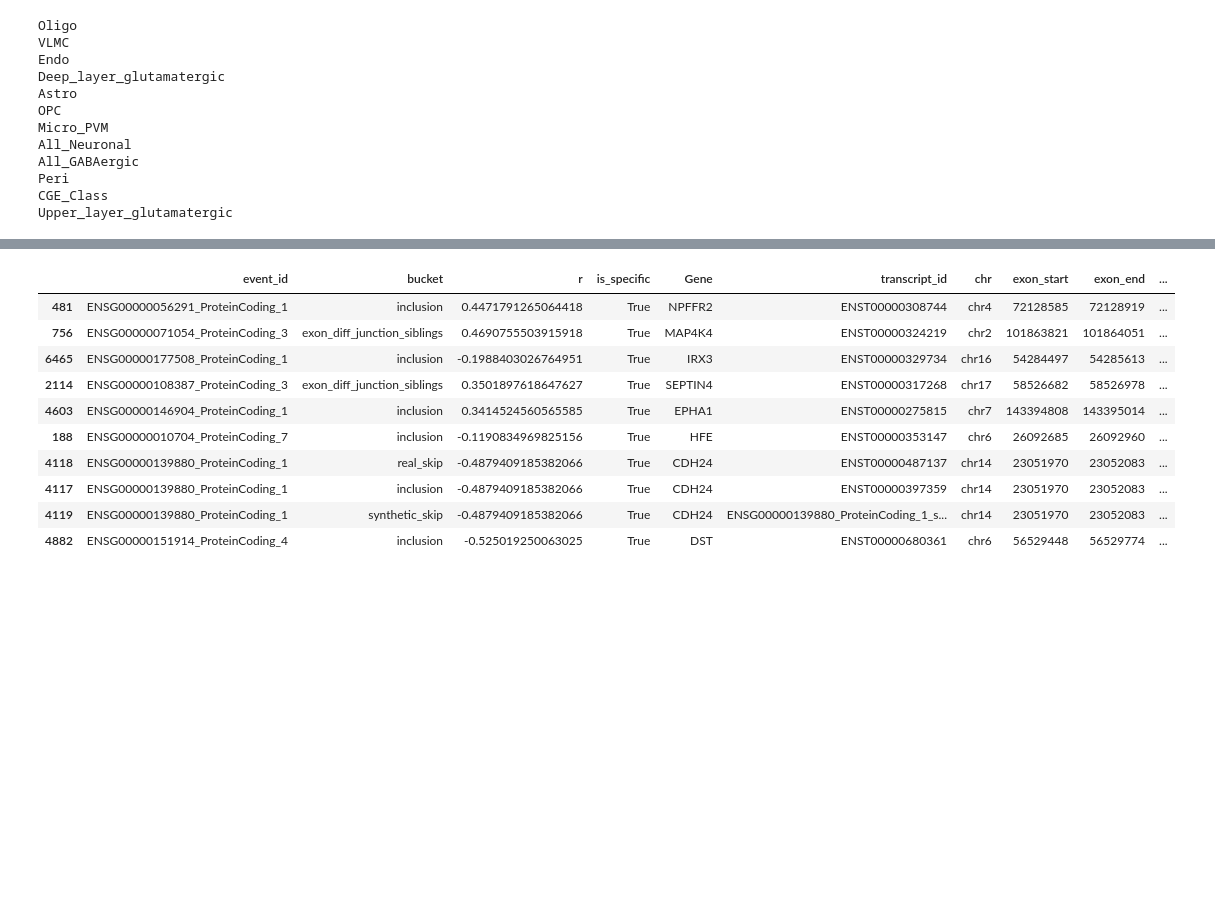
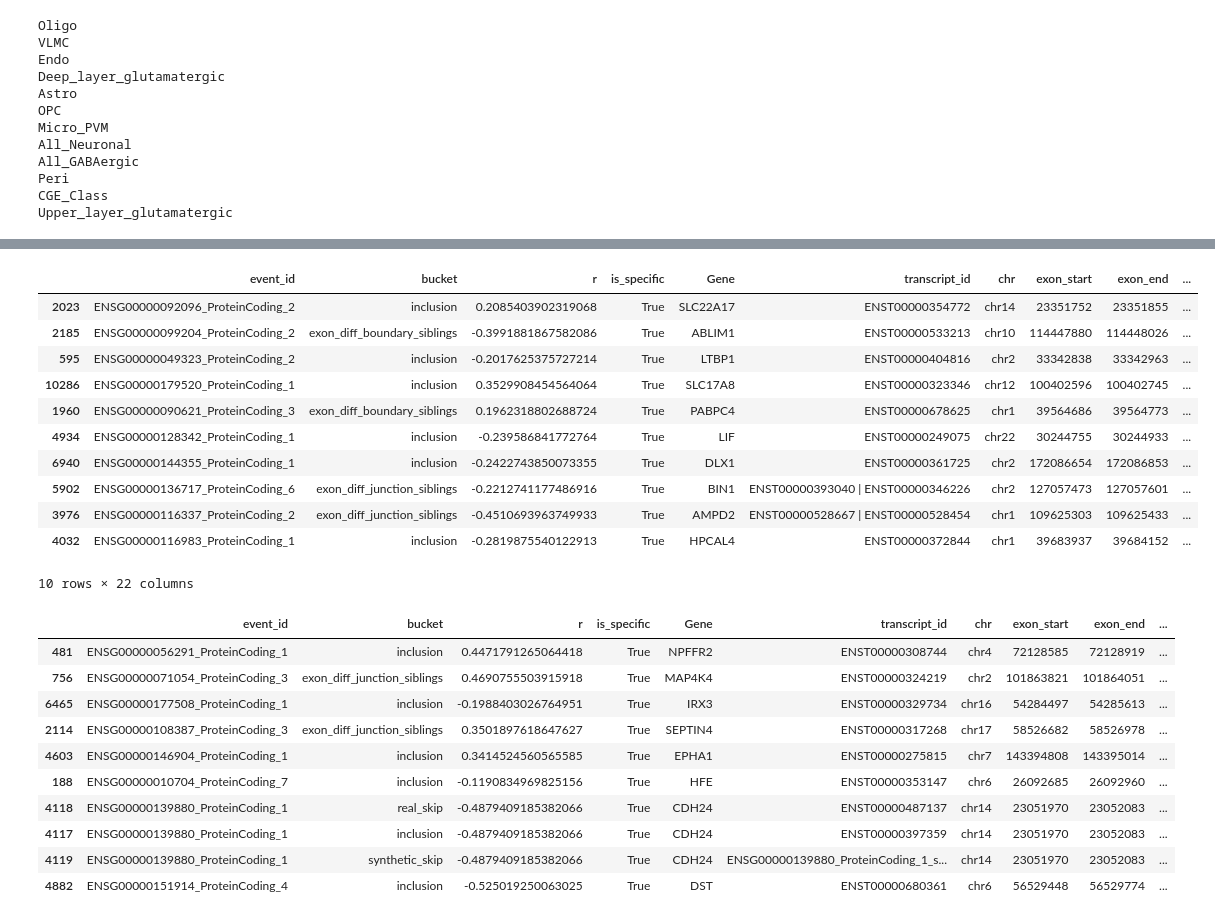
Before and after one commit to reliscu/bulk_splicing_GTEx_cortex, a Jupyter notebook: 29_interproscan_results.ipynb, the cells around one changed output, grey strips where cells are left out. Cells and saved outputs as stored; diff of their text form; code cells hidden in the pictures; blank space fills up the shorter version.

Commit message:
lots of code for interproscan stuff

```diff
--- a/29_interproscan_results.ipynb
+++ b/29_interproscan_results.ipynb
@@ -191,6 +179,9 @@ for ev, rec in event_protein_map.items():
                   if sib['transcript_id'] in ipr_grouped]
         if frames:
             event_interproscan_map[ev]['exon_diff_boundary_siblings'] = pd.concat(frames, ignore_index=True)
+# %%
+with open('data/event_interproscan_map.pkl', "wb") as file:
+    pickle.dump(event_interproscan_map, file)
 # %% [markdown]
 ## Merge interproscan results with significant splicing event info.
 # %%
@@ -225,7 +216,7 @@ for file in os.listdir("data/ctype_exons"):
             r=('r', lambda x: ' | '.join(map(str, x.unique()))),
             is_specific=('is_specific', lambda x: ' | '.join(map(str, x.unique()))),
             Gene=('Gene', lambda x: ' | '.join(x.unique())),
-            transcript_id=('protein_accession', lambda x: ' | '.join(x.unique())),
+            interproscan_id=('protein_accession', lambda x: ' | '.join(x.unique())),
             chr=('chr', lambda x: ' | '.join(x.unique())),
             exon_start=('exon_start', lambda x: ' | '.join(map(str, x.unique()))),
             exon_end=('exon_end', lambda x: ' | '.join(map(str, x.unique()))),
@@ -266 +279,16 @@ with open('data/event_info.pkl', 'rb') as f:
+# %%
+df_list['All_GABAergic'][df_list['All_GABAergic']['is_specific'] == "True"].sort_values('n_analyses', ascending=False).head(10)
+# %% [output]
+|  | event_id | bucket | r | is_specific | Gene | transcript_id | chr | exon_start | exon_end | ... |
+| 2023 | ENSG00000092096_ProteinCoding_2 | inclusion | 0.2085403902319068 | True | SLC22A17 | ENST00000354772 | chr14 | 23351752 | 23351855 | ... |
+| 2185 | ENSG00000099204_ProteinCoding_2 | exon_diff_boundary_siblings | -0.3991881867582086 | True | ABLIM1 | ENST00000533213 | chr10 | 114447880 | 114448026 | ... |
+| 595 | ENSG00000049323_ProteinCoding_2 | inclusion | -0.2017625375727214 | True | LTBP1 | ENST00000404816 | chr2 | 33342838 | 33342963 | ... |
+| 10286 | ENSG00000179520_ProteinCoding_1 | inclusion | 0.3529908454564064 | True | SLC17A8 | ENST00000323346 | chr12 | 100402596 | 100402745 | ... |
+| 1960 | ENSG00000090621_ProteinCoding_3 | exon_diff_boundary_siblings | 0.1962318802688724 | True | PABPC4 | ENST00000678625 | chr1 | 39564686 | 39564773 | ... |
+| 4934 | ENSG00000128342_ProteinCoding_1 | inclusion | -0.239586841772764 | True | LIF | ENST00000249075 | chr22 | 30244755 | 30244933 | ... |
+| 6940 | ENSG00000144355_ProteinCoding_1 | inclusion | -0.2422743850073355 | True | DLX1 | ENST00000361725 | chr2 | 172086654 | 172086853 | ... |
+| 5902 | ENSG00000136717_ProteinCoding_6 | exon_diff_junction_siblings | -0.2212741177486916 | True | BIN1 | ENST00000393040 | ENST00000346226 | chr2 | 127057473 | 127057601 | ... |
+| 3976 | ENSG00000116337_ProteinCoding_2 | exon_diff_junction_siblings | -0.4510693963749933 | True | AMPD2 | ENST00000528667 | ENST00000528454 | chr1 | 109625303 | 109625433 | ... |
+| 4032 | ENSG00000116983_ProteinCoding_1 | inclusion | -0.2819875540122913 | True | HPCAL4 | ENST00000372844 | chr1 | 39683937 | 39684152 | ... |
+10 rows × 22 columns
 # %%
```
Also changed, not shown: parts of 7 cells of this notebook, 1 other file.
